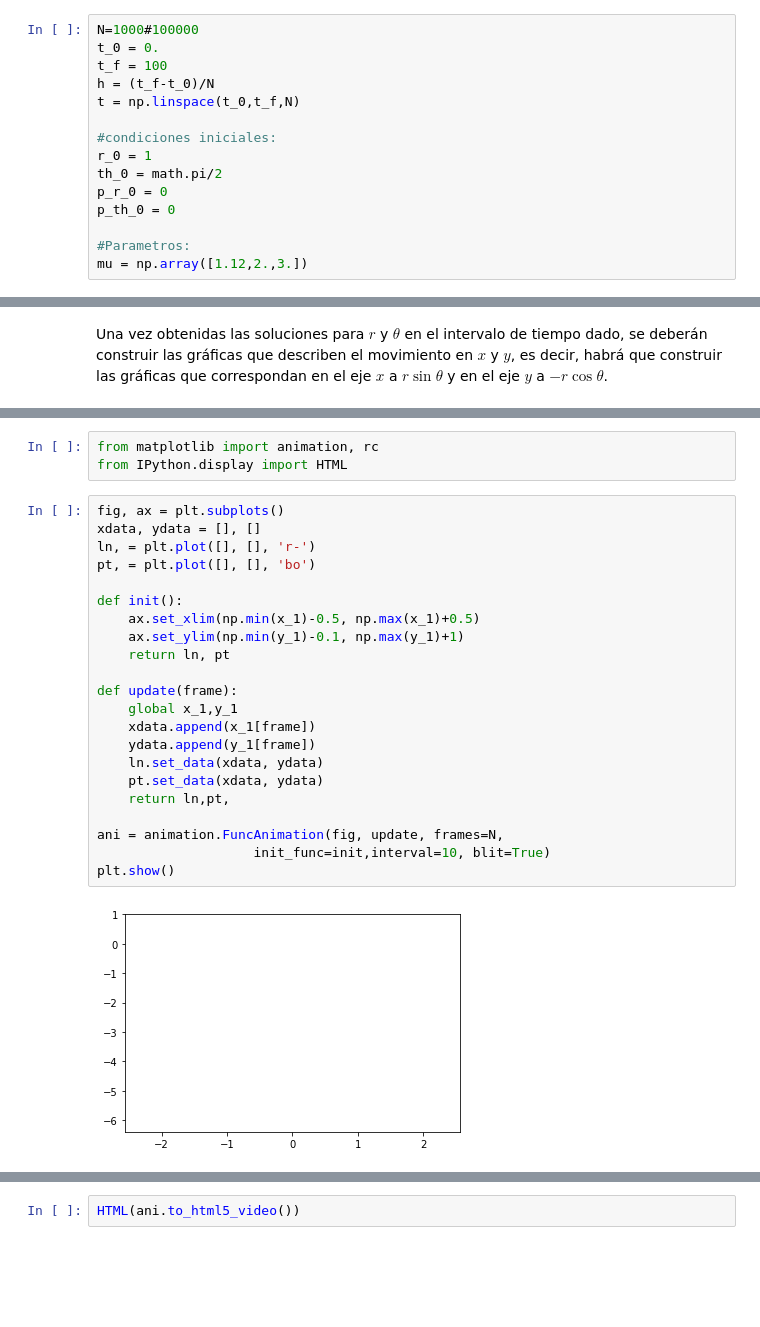
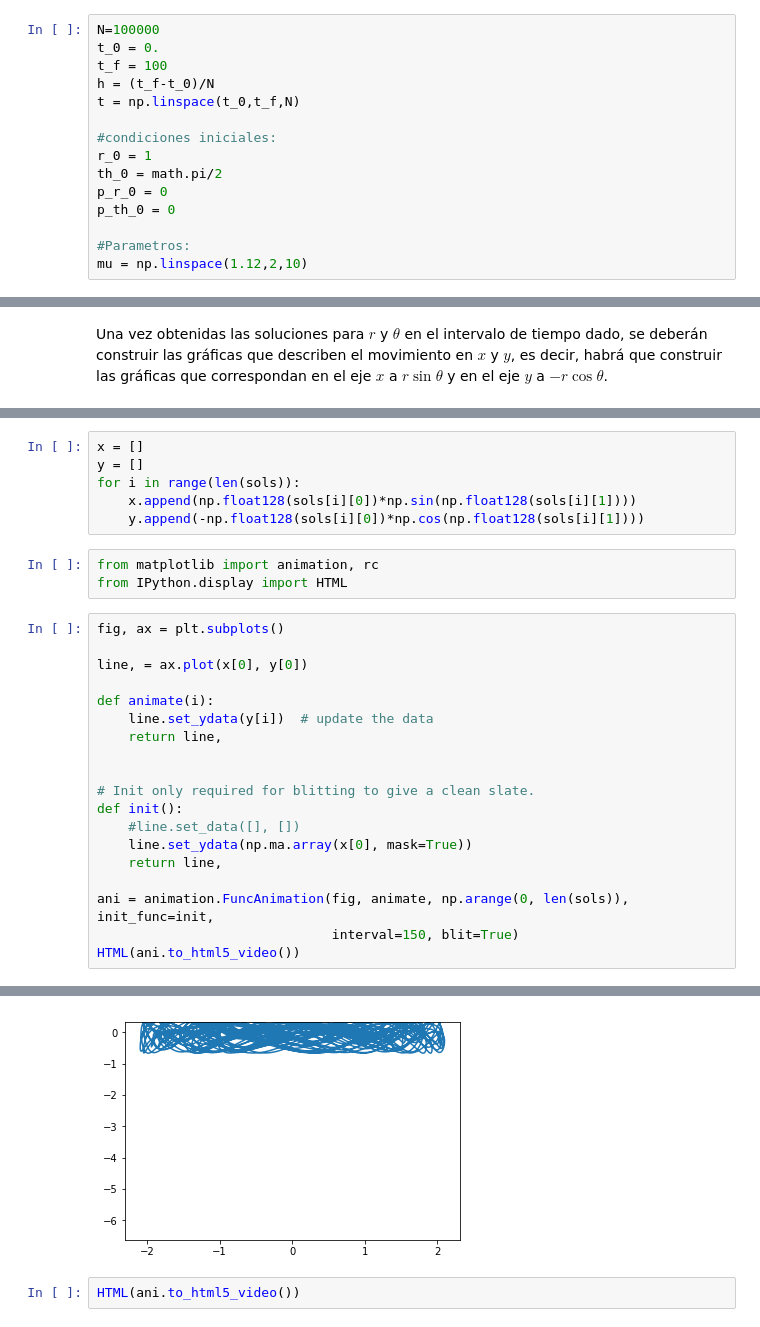
Before and after one commit to Oscar2401/M-todos-Num-ricos, a Jupyter notebook: semana_5/examen_5.ipynb, the cells around one changed output, grey strips where cells are left out. Saved outputs shown, nothing was run; the diff lists cells and outputs as text; blank space fills up the shorter version.

```diff
--- a/semana_5/examen_5.ipynb
+++ b/semana_5/examen_5.ipynb
@@ -67,7 +67,7 @@ def f_4(r,th,p_r,p_th,mu):
     g = 9.81
     return -g*r*math.sin(th)
 # %%
-N=1000#100000
+N=100000
 t_0 = 0.
 t_f = 100
 h = (t_f-t_0)/N
@@ -80,7 +80,7 @@ p_r_0 = 0
 p_th_0 = 0
 
 #Parametros:
-mu = np.array([1.12,2.,3.])
+mu = np.linspace(1.12,2,10)
 # %%
 sols= []
 for k in range(len(mu)):
@@ -152,27 +134,29 @@ Text(0.5,0,'x')
+# %%
+x = []
+y = []
+for i in range(len(sols)):
+    x.append(np.float128(sols[i][0])*np.sin(np.float128(sols[i][1])))
+    y.append(-np.float128(sols[i][0])*np.cos(np.float128(sols[i][1])))
 # %%
 from matplotlib import animation, rc
 from IPython.display import HTML
-# %%
-fig, ax = plt.subplots()
-xdata, ydata = [], []
-ln, = plt.plot([], [], 'r-')
-pt, = plt.plot([], [], 'bo')
-
-def init():
-    ax.set_xlim(np.min(x_1)-0.5, np.max(x_1)+0.5)
-    ax.set_ylim(np.min(y_1)-0.1, np.max(y_1)+1)
-    return ln, pt
-
-def update(frame):
-    global x_1,y_1
-    xdata.append(x_1[frame])
-    ydata.append(y_1[frame])
-    ln.set_data(xdata, ydata)
-    pt.set_data(xdata, ydata)
-    return ln,pt,
-
-ani = animation.FuncAnimation(fig, update, frames=N,
-                    init_func=init,interval=10, blit=True)
-plt.show()
-# %% [output]
-[figure, removed]
+# %%
+fig, ax = plt.subplots()
+
+line, = ax.plot(x[0], y[0])
+
+def animate(i):
+    line.set_ydata(y[i])  # update the data
+    return line,
+
+
+# Init only required for blitting to give a clean slate.
+def init():
+    #line.set_data([], [])
+    line.set_ydata(np.ma.array(x[0], mask=True))
+    return line,
+
+ani = animation.FuncAnimation(fig, animate, np.arange(0, len(sols)), init_func=init,
+                              interval=150, blit=True)
+HTML(ani.to_html5_video())
+# %% [output]
@@ -179,3 +164,4 @@ plt.show()
+[figure, added]
 # %%
 HTML(ani.to_html5_video())
 # %% [output]
```
Also changed, not shown: parts of 3 cells of this notebook.
